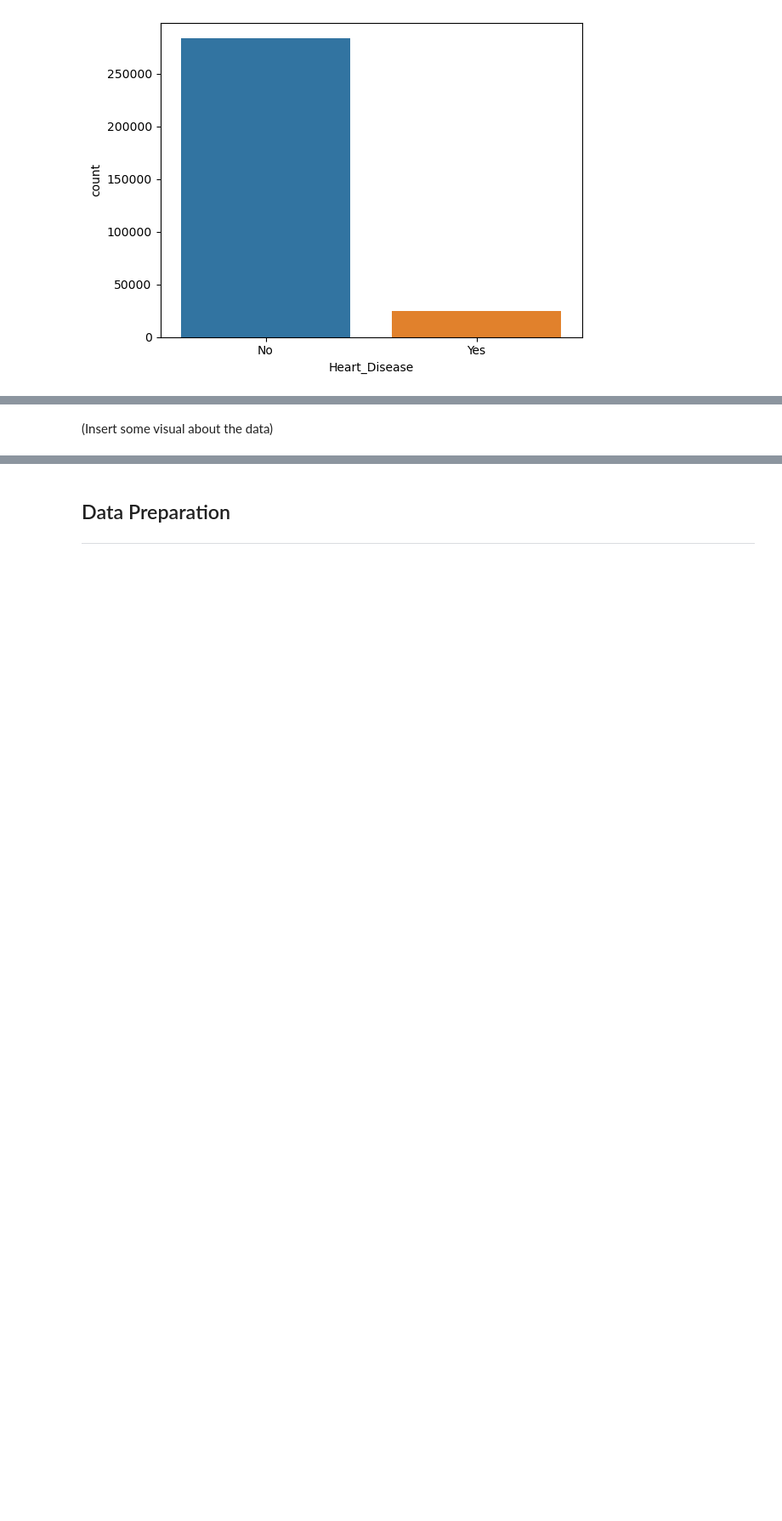
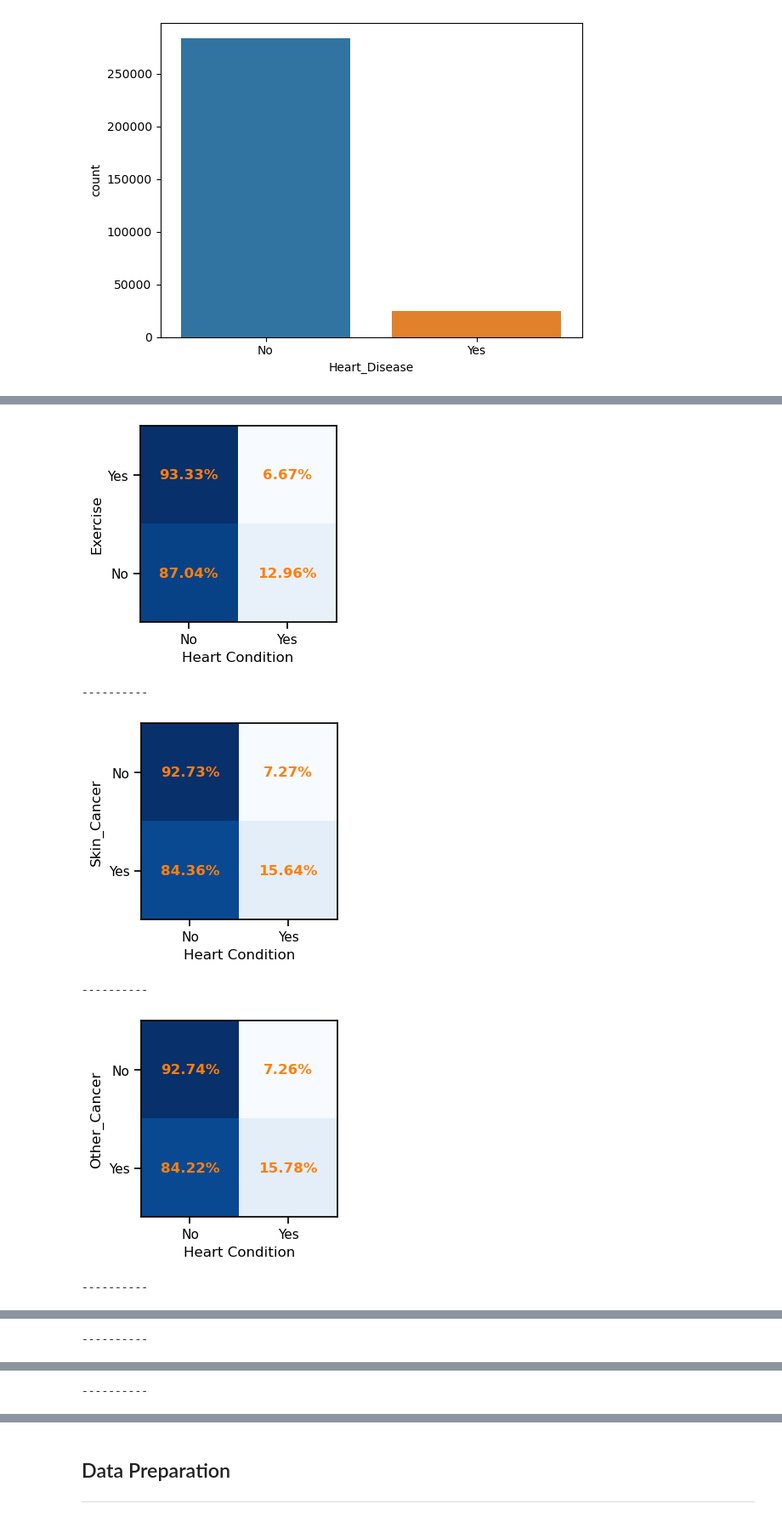
Before and after one commit to rlodetti/classification_project, a Jupyter notebook: Classification Project- Predicting Cardiovascular Disease.ipynb, the cells around one changed output, grey strips where cells are left out. Shown at 85% size. Saved outputs shown, nothing was run; the diff lists cells and outputs as text; code cells hidden in the pictures; blank space fills up the shorter version.

```diff
--- a/Classification Project- Predicting Cardiovascular Disease.ipynb
+++ b/Classification Project- Predicting Cardiovascular Disease.ipynb
@@ -153,20 +156,3 @@ g = sns.countplot(data = df, x= "Heart_Disease")
 plt.show();
 # %% [output]
 [figure]
-# %%
-for i in categorical:
-    print(i)
-    nn = ((df[i]=='No') & (df['Heart_Disease']=='No')).sum()/(df[i]=='No').sum()
-    ny = ((df[i]=='No') & (df['Heart_Disease']=='Yes')).sum()/(df[i]=='No').sum()
-    yn = ((df[i]=='Yes') & (df['Heart_Disease']=='No')).sum()/(df[i]=='Yes').sum()
-    yy = ((df[i]=='Yes') & (df['Heart_Disease']=='Yes')).sum()/(df[i]=='Yes').sum()
-    num = [nn, yn, ny, yy]
-
-    fig, ax = plt.subplots()
-    im = ax.imshow([[nn, ny],[yn,yy]],cmap='Blues')
-    for i,j in enumerate(num):
-        text = str(round(j*100,2))+'%'
-        ax.text(i//2, i%2, text,ha="center", va="center", color="tab:orange")
-    plt.show();
-    print('----------')
-    print('')
@@ -197,2 +159,33 @@ Arthritis
-# %% [markdown]
-(Insert some visual about the data)
+# %%
+import seaborn as sns
+sns.set_context(context='notebook')
+for cat in categorical:
+    resp = df[cat].value_counts().index
+    nn = ((df[cat]==resp[0]) & (df['Heart_Disease']=='No')).sum()/(df[cat]==resp[0]).sum()
+    ny = ((df[cat]==resp[0]) & (df['Heart_Disease']=='Yes')).sum()/(df[cat]==resp[0]).sum()
+    yn = ((df[cat]==resp[1]) & (df['Heart_Disease']=='No')).sum()/(df[cat]==resp[1]).sum()
+    yy = ((df[cat]==resp[1]) & (df['Heart_Disease']=='Yes')).sum()/(df[cat]==resp[1]).sum()
+    num = [nn, yn, ny, yy]
+
+    fig, ax = plt.subplots(figsize=(3,3))
+    im = ax.imshow([[nn, ny],[yn,yy]],cmap='Blues')
+    for i,j in enumerate(num):
+        text = str(round(j*100,2))+'%'
+        ax.text(i//2, i%2, text,ha="center", va="center", color="tab:orange", weight="bold")
+    ax.set(xticks= [0,1],
+           xticklabels= ['No','Yes'],
+           xlabel = 'Heart Condition',
+           yticks= [0,1],
+           yticklabels= [resp[0], resp[1]],
+           ylabel = cat
+          )
+    plt.show();
+    print('----------')
+    print('')
+# %% [output]
+[figure, added]
+----------
+[figure, added]
+----------
+[figure, added]
+----------
@@ -198,0 +193 @@ Arthritis
+----------
@@ -198,0 +195 @@ Arthritis
+----------
```
Also changed, not shown: parts of 38 cells of this notebook, 13 other files.
